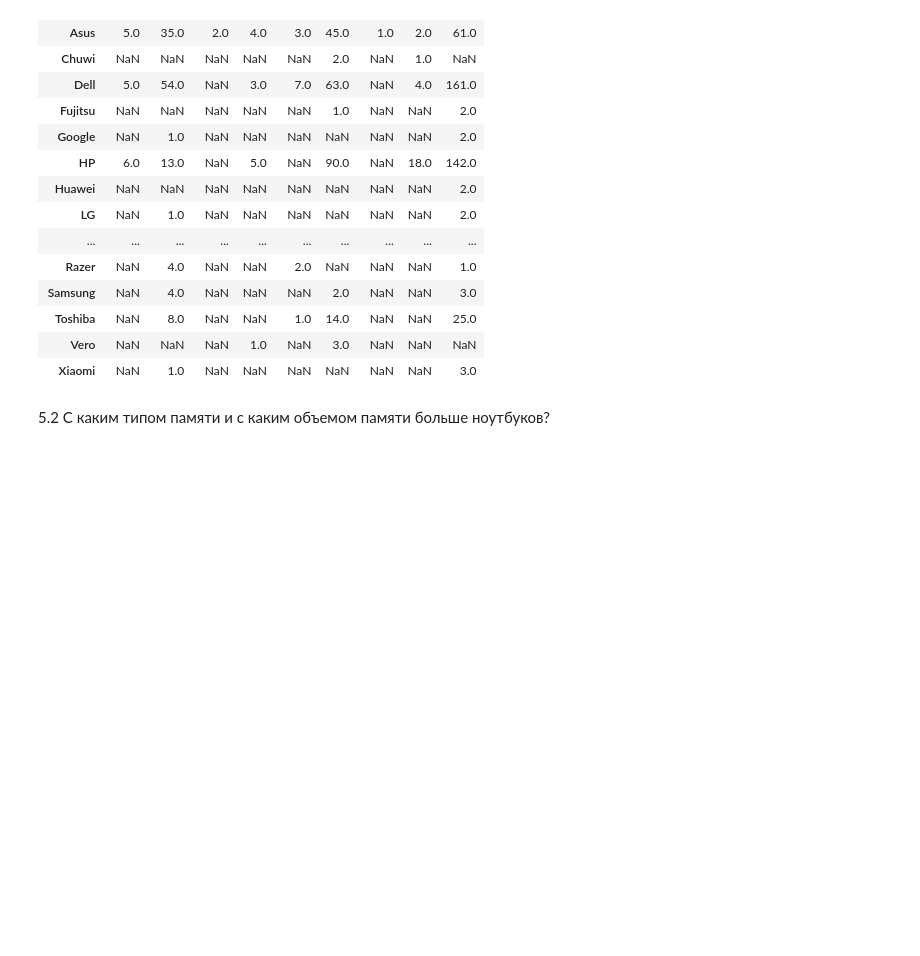
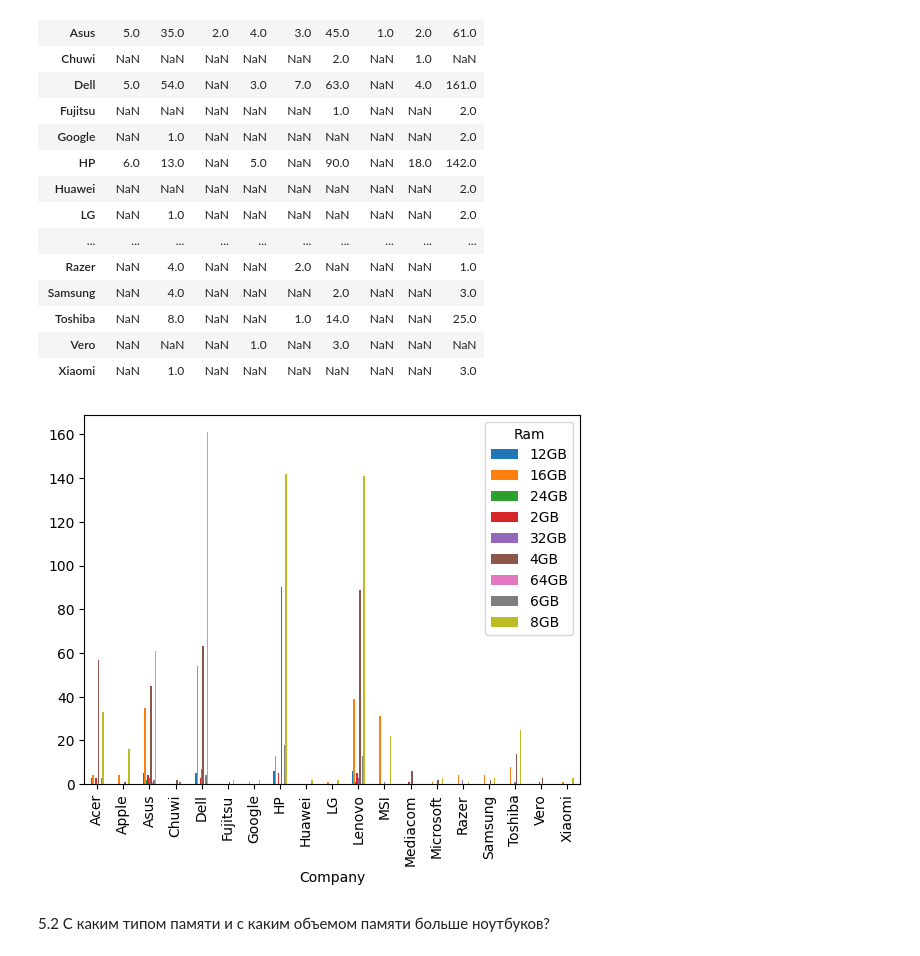
Before and after one commit to RomanKhaykichev/Jupyter-Notebook, a Jupyter notebook: Tasks/Seminar_3/Sem_3_Task.ipynb, the cells around one changed output. Drawn from its saved outputs; the diff is of its cells as text; code cells hidden in the pictures; blank space fills up the shorter version.

```diff
--- a/Tasks/Seminar_3/Sem_3_Task.ipynb
+++ b/Tasks/Seminar_3/Sem_3_Task.ipynb
@@ -282,5 +284,6 @@ pd.crosstab(index=df['OpSys'], columns=df['Ram'],values=df['Price_euros'],aggfun
 # %%
-pd.crosstab(index=df['Company'], columns=df['Ram'],values=df['Company'],aggfunc='count')
+max_book = pd.crosstab(index=df['Company'], columns=df['Ram'],values=df['Company'],aggfunc='count')
+max_book
 # %% [output]
 | Ram | 12GB | 16GB | 24GB | 2GB | 32GB | 4GB | 64GB | 6GB | 8GB |
 | Company |  |  |  |  |  |  |  |  |  |
@@ -300,6 +303,10 @@ pd.crosstab(index=df['Company'], columns=df['Ram'],values=df['Company'],aggfunc=
 | Toshiba | NaN | 8.0 | NaN | NaN | 1.0 | 14.0 | NaN | NaN | 25.0 |
 | Vero | NaN | NaN | NaN | 1.0 | NaN | 3.0 | NaN | NaN | NaN |
 | Xiaomi | NaN | 1.0 | NaN | NaN | NaN | NaN | NaN | NaN | 3.0 |
+# %%
+max_book.plot.bar();
+# %% [output]
+[figure, added]
 # %% [markdown]
 5.2 С каким типом памяти и с каким объемом памяти
 больше ноутбуков?
```
Also changed, not shown: parts of 2 cells of this notebook, 3 other files.
